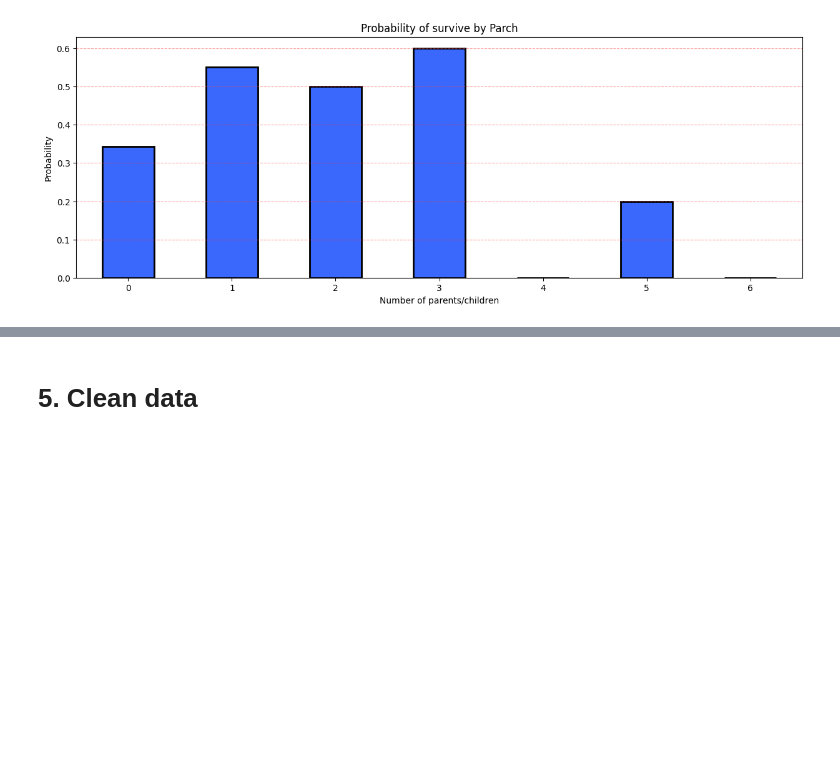
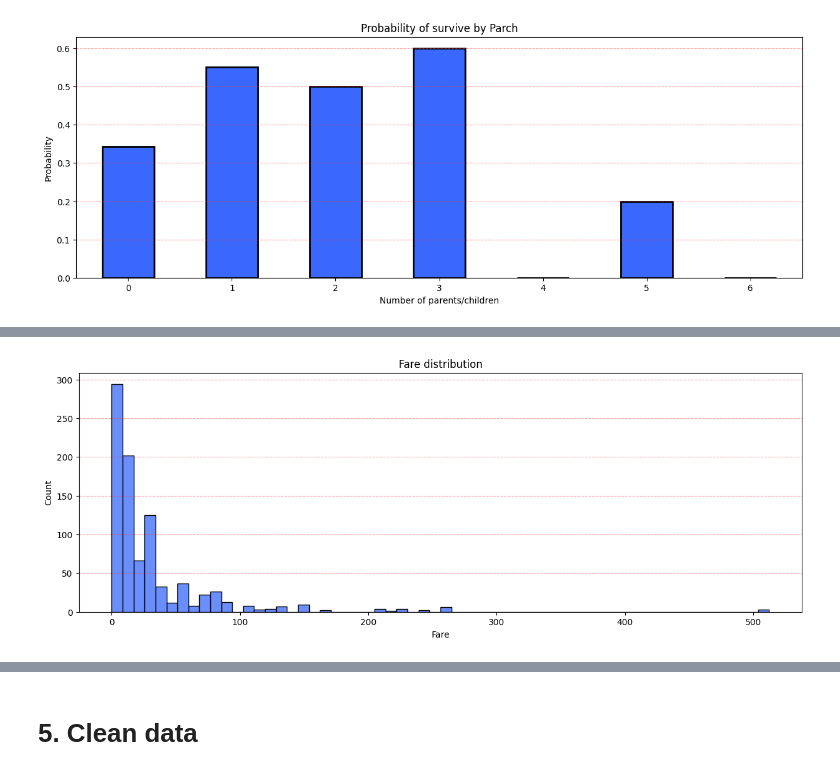
Before and after one commit to charligram/2_titanic, a Jupyter notebook: notebooks/01_EDA.ipynb, the cells around one changed output, grey strips where cells are left out. Drawn from its saved outputs; the diff is of its cells as text; code cells hidden in the pictures; blank space fills up the shorter version.

```diff
--- a/notebooks/01_EDA.ipynb
+++ b/notebooks/01_EDA.ipynb
@@ -592,0 +610,16 @@ plt.show()
+# %%
+plt.figure(figsize=(15, 5))
+
+sns.histplot(
+    df['Fare'],
+    color=SURVIVED_COLORS[1]
+)
+
+plt.grid(axis='y', linestyle='--', color=SURVIVED_COLORS[0], alpha=0.5)
+
+plt.title('Fare distribution')
+
+plt.savefig(FIGURES_PATH / '10_fare_distribution.png', bbox_inches='tight')
+plt.show()
+# %% [output]
+[figure, added]
```
Also changed, not shown: parts of 29 cells of this notebook, 6 other files.
